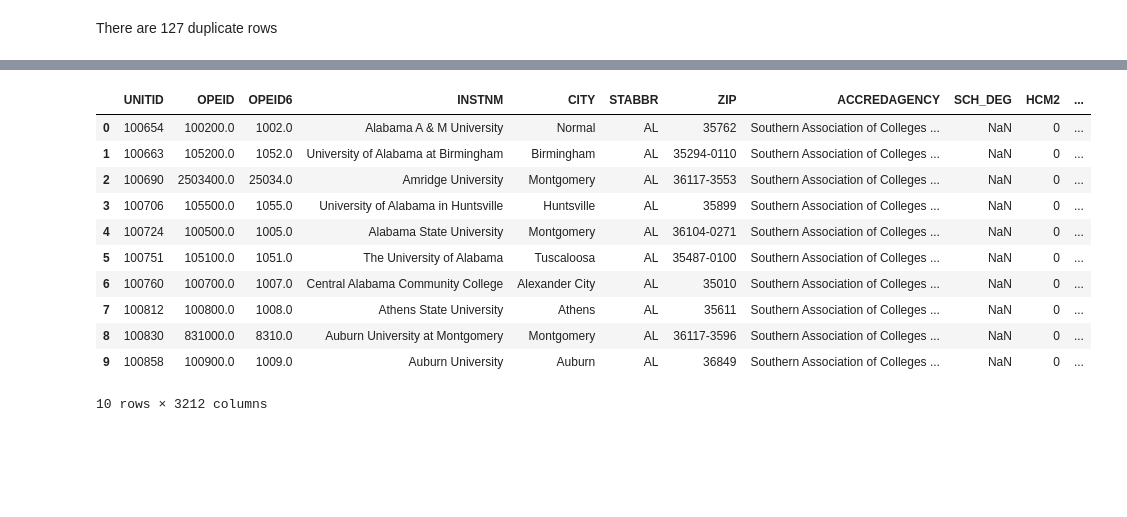
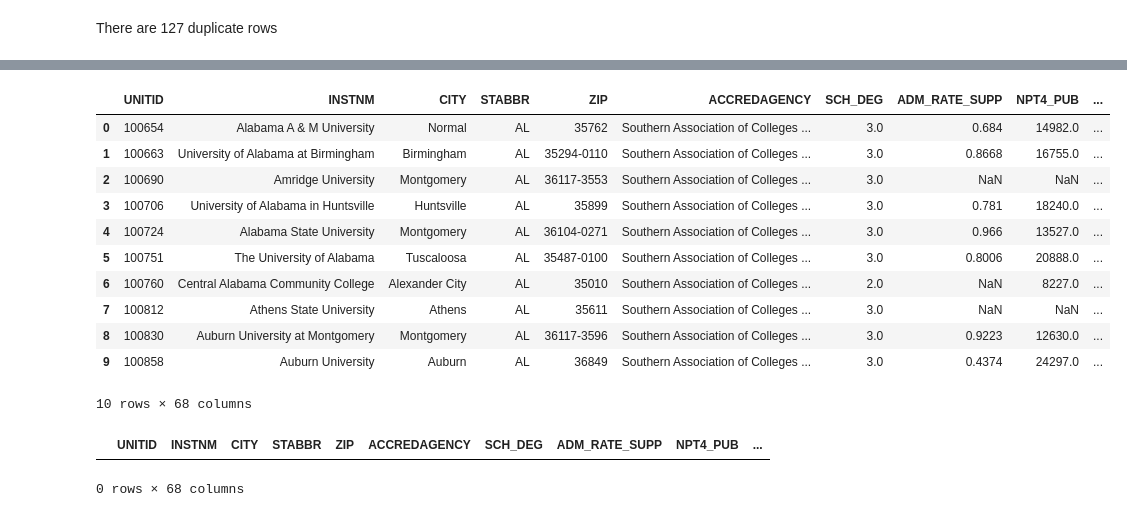
Before and after one commit to jessicaaamango/college-rec, a Jupyter notebook: backend/app/recommender.ipynb, the cells around one changed output, grey strips where cells are left out. Drawn from its saved outputs; the diff is of its cells as text; code cells hidden in the pictures; blank space fills up the shorter version.

```diff
--- a/backend/app/recommender.ipynb
+++ b/backend/app/recommender.ipynb
@@ -2,7 +2,7 @@
 import pandas as pd
 # %%
 # Dataset from https://collegescorecard.ed.gov/data/
-df = pd.read_csv('/Users/jessicabenitez/Documents/GitHub/college-rec/College_Scorecard_Raw_Data_04082024/MERGED2022_23_PP.csv',
+df = pd.read_csv('/Users/jessicabenitez/Downloads/Most-Recent-Cohorts-Institution.csv',
                  encoding='latin-1')
 df.head(10)
 # %% [output]
@@ -33,12 +33,18 @@ df.duplicated(subset='INSTNM').sum()
 127
 # %% [markdown]
 There are 127 duplicate rows
-# %%
-df.drop(['INSTURL', 'NPCURL', 'SATVR50', 'SATMT50', 'ACTCM50', 'ACTEN50', 'ACTMT50', 'PCTPELL_DCS', 'PCTFLOAN_DCS',
-         'DCS_PELL_LOAN', 'PCTPELL_DCS_POOLED_SUPP', 'PCTFLOAN_DCS_POOLED_SUPP', 'DCS_PELL_LOAN_POOLED', 'POOLYRS_DCS',
-         'OMAWDP8_NOPELL_FIRSTTIME', 'OMENRUP_NOPELL_FIRSTTIME', 'OMENRYP_NOPELL_NOTFIRSTTIME', 'OMENRAP_NOPELL_NOTFIRSTTIME',
-         'OMAWDP8_NOPELL_NOTFIRSTTIME', 'OMENRUP_NOPELL_NOTFIRSTTIME', 'OMACHT8_NOPELL_ALL', 'OMACHT8_NOPELL_FIRSTTIME',
-         'OMACHT8_NOPELL_NOTFIRSTTIME', 'BBRR4_PP_NOMALE_DISCHARGE', 'CONTROL_PEPS', 'ADM_RATE_SUPP', 'OMENRYP_NOPELL_ALL',
-         'OMENRAP_NOPELL_ALL', 'OMAWDP8_NOPELL_ALL', 'OMENRUP_NOPELL_ALL', 'OMENRYP_NOPELL_FIRSTTIME', 'OMENRAP_NOPELL_FIRSTTIME',
-         ], inplace=True, axis=1)
+# %%
+new_df = df[["UNITID", "INSTNM", "CITY", "STABBR", "ZIP", "ACCREDAGENCY", "SCH_DEG", "ADM_RATE_SUPP", "NPT4_PUB", "NPT4_PRIV",
+             "PPTUG_EF", "C150_L4_POOLED_SUPP", "C150_L4_PELL_POOLED_SUPP", "GRAD_DEBT_MDN_SUPP",
+             "PLUS_DEBT_ALL_COMP_MDPAY10_SUPP", "PLUS_DEBT_INST_COMP_MDPAY10_SUPP", "GRAD_DEBT_MDN10YR_SUPP",
+             "PLUS_DEBT_INST_COMP_MD_SUPP", "PREDDEG", "UGDS_WHITE", "UGDS_BLACK", "UGDS_HISP", "UGDS_ASIAN",
+             "UGDS_AIAN", "UGDS_NHPI", "UGDS_2MOR", "UGDS_NRA", "UGDS_UNKN", "IRPS_WHITE", "IRPS_BLACK", "IRPS_HISP",
+             "IRPS_ASIAN", "IRPS_AIAN", "IRPS_NHPI", "IRPS_2MOR", "IRPS_NRA", "IRPS_UNKN", "BBRR2_FED_UG_N_SUPP",
+             "BBRR2_FED_UG_DFLT_SUPP", "BBRR2_FED_UG_DLNQ_SUPP", "BBRR2_FED_UG_FBR_SUPP", "BBRR2_FED_UG_DFR_SUPP",
+             "BBRR2_FED_UG_NOPROG_SUPP", "BBRR2_FED_UG_MAKEPROG_SUPP", "BBRR2_FED_UG_PAIDINFULL_SUPP", "BBRR2_FED_UG_DISCHARGE_SUPP",
+             "BBRR2_FED_UGCOMP_N_SUPP", "BBRR2_FED_UGCOMP_DFLT_SUPP", "BBRR2_FED_UGCOMP_DLNQ_SUPP", "BBRR2_FED_UGCOMP_FBR_SUPP",
+             "BBRR2_FED_UGCOMP_DFR_SUPP", "BBRR2_FED_UGCOMP_NOPROG_SUPP", "BBRR2_FED_UGCOMP_MAKEPROG_SUPP", "BBRR2_FED_UGCOMP_PAIDINFULL_SUPP",
+             "BBRR2_FED_UGCOMP_DISCHARGE_SUPP", "PCTPELL_DCS_POOLED_SUPP", "STUFACR", "PCTFLOAN_DCS_POOLED_SUPP", "RET_FT4_POOLED_SUPP",
+             "RET_PT4_POOLED_SUPP", "RET_FTL4_POOLED_SUPP", "RET_PTL4_POOLED_SUPP", "SATVR25", "SATVR75", "SATMT25",
+             "SATMT75", "ACTCM25", "ACTCM75"]]
 # %%
@@ -52,15 +70,20 @@ memory usage: 158.9+ MB
 # %%
-df.head(10)
+new_df.head(10)
 # %% [output]
-|  | UNITID | OPEID | OPEID6 | INSTNM | CITY | STABBR | ZIP | ACCREDAGENCY | SCH_DEG | HCM2 | ... |
-| 0 | 100654 | 100200.0 | 1002.0 | Alabama A & M University | Normal | AL | 35762 | Southern Association of Colleges ... | NaN | 0 | ... |
-| 1 | 100663 | 105200.0 | 1052.0 | University of Alabama at Birmingham | Birmingham | AL | 35294-0110 | Southern Association of Colleges ... | NaN | 0 | ... |
-| 2 | 100690 | 2503400.0 | 25034.0 | Amridge University | Montgomery | AL | 36117-3553 | Southern Association of Colleges ... | NaN | 0 | ... |
-| 3 | 100706 | 105500.0 | 1055.0 | University of Alabama in Huntsville | Huntsville | AL | 35899 | Southern Association of Colleges ... | NaN | 0 | ... |
-| 4 | 100724 | 100500.0 | 1005.0 | Alabama State University | Montgomery | AL | 36104-0271 | Southern Association of Colleges ... | NaN | 0 | ... |
-| 5 | 100751 | 105100.0 | 1051.0 | The University of Alabama | Tuscaloosa | AL | 35487-0100 | Southern Association of Colleges ... | NaN | 0 | ... |
-| 6 | 100760 | 100700.0 | 1007.0 | Central Alabama Community College | Alexander City | AL | 35010 | Southern Association of Colleges ... | NaN | 0 | ... |
-| 7 | 100812 | 100800.0 | 1008.0 | Athens State University | Athens | AL | 35611 | Southern Association of Colleges ... | NaN | 0 | ... |
-| 8 | 100830 | 831000.0 | 8310.0 | Auburn University at Montgomery | Montgomery | AL | 36117-3596 | Southern Association of Colleges ... | NaN | 0 | ... |
-| 9 | 100858 | 100900.0 | 1009.0 | Auburn University | Auburn | AL | 36849 | Southern Association of Colleges ... | NaN | 0 | ... |
+|  | UNITID | INSTNM | CITY | STABBR | ZIP | ACCREDAGENCY | SCH_DEG | ADM_RATE_SUPP | NPT4_PUB | ... |
+| 0 | 100654 | Alabama A & M University | Normal | AL | 35762 | Southern Association of Colleges ... | 3.0 | 0.684 | 14982.0 | ... |
+| 1 | 100663 | University of Alabama at Birmingham | Birmingham | AL | 35294-0110 | Southern Association of Colleges ... | 3.0 | 0.8668 | 16755.0 | ... |
+| 2 | 100690 | Amridge University | Montgomery | AL | 36117-3553 | Southern Association of Colleges ... | 3.0 | NaN | NaN | ... |
+| 3 | 100706 | University of Alabama in Huntsville | Huntsville | AL | 35899 | Southern Association of Colleges ... | 3.0 | 0.781 | 18240.0 | ... |
+| 4 | 100724 | Alabama State University | Montgomery | AL | 36104-0271 | Southern Association of Colleges ... | 3.0 | 0.966 | 13527.0 | ... |
+| 5 | 100751 | The University of Alabama | Tuscaloosa | AL | 35487-0100 | Southern Association of Colleges ... | 3.0 | 0.8006 | 20888.0 | ... |
+| 6 | 100760 | Central Alabama Community College | Alexander City | AL | 35010 | Southern Association of Colleges ... | 2.0 | NaN | 8227.0 | ... |
+| 7 | 100812 | Athens State University | Athens | AL | 35611 | Southern Association of Colleges ... | 3.0 | NaN | NaN | ... |
+| 8 | 100830 | Auburn University at Montgomery | Montgomery | AL | 36117-3596 | Southern Association of Colleges ... | 3.0 | 0.9223 | 12630.0 | ... |
+| 9 | 100858 | Auburn University | Auburn | AL | 36849 | Southern Association of Colleges ... | 3.0 | 0.4374 | 24297.0 | ... |
-10 rows × 3212 columns
+10 rows × 68 columns
+# %%
+new_df.dropna()
+# %% [output]
+|  | UNITID | INSTNM | CITY | STABBR | ZIP | ACCREDAGENCY | SCH_DEG | ADM_RATE_SUPP | NPT4_PUB | ... |
+0 rows × 68 columns
```
Also changed, not shown: parts of 3 cells of this notebook, 11 other files.
